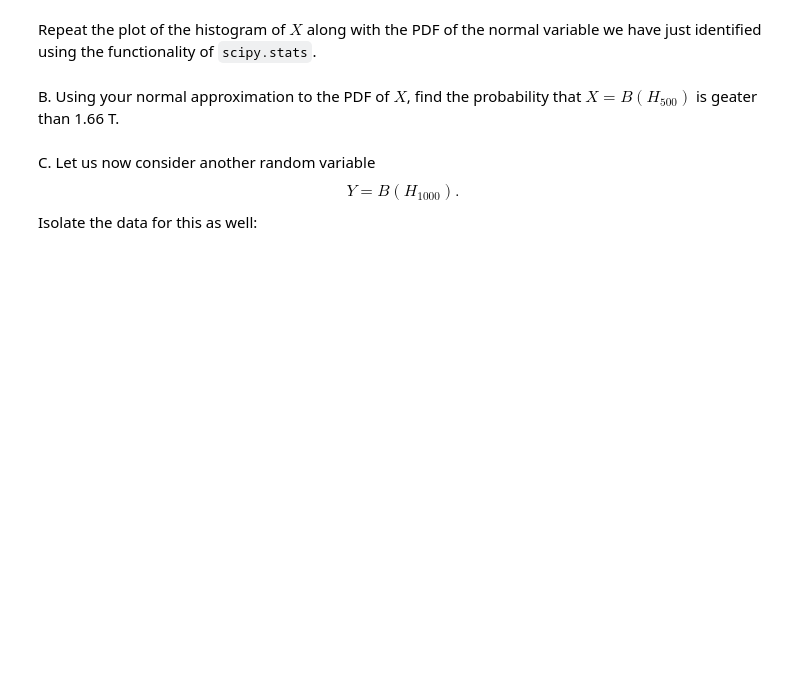
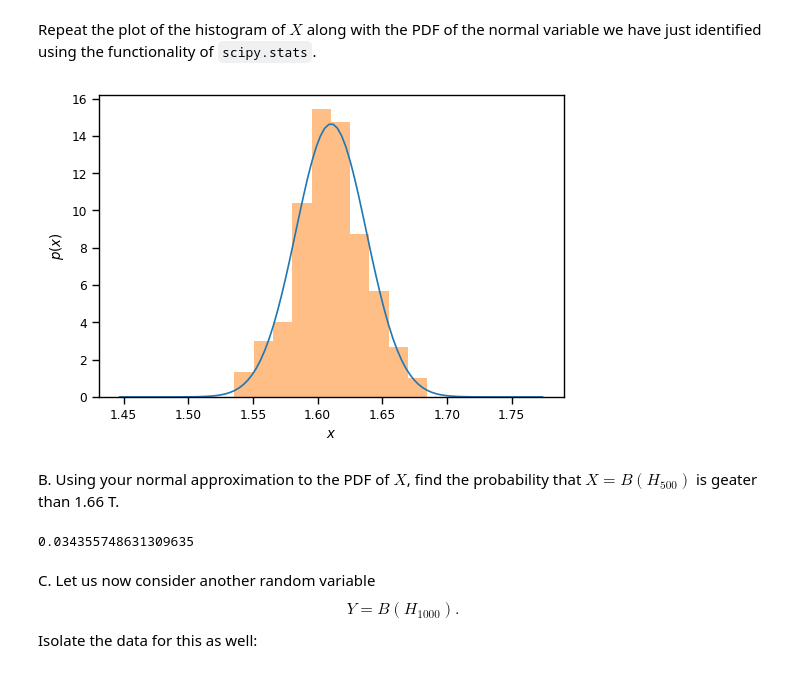
Before and after one commit to isaacdbowser/data-analytics-se, a Jupyter notebook: homework/homework_02.ipynb, the cells around one changed output. Drawn from its saved outputs; the diff is of its cells as text; code cells hidden in the pictures; blank space fills up the shorter version.

```diff
--- a/homework/homework_02.ipynb
+++ b/homework/homework_02.ipynb
@@ -519,14 +519,21 @@ Repeat the plot of the histogram of $X$ along with the PDF of the normal variabl
 # %%
 # Your code here
 Xcont = st.norm(mu_500, sigma2_500**(1/2))
 xscont = np.linspace(mu_500 - 6.0 * sigma2_500**(1/2), mu_500 + 6.0 * sigma2_500**(1/2), 100)
+fig, ax = plt.subplots(dpi=100)
 ax.plot(xscont, Xcont.pdf(xscont))
+ax.hist(X_data, alpha=0.5, density=True)
 ax.set_xlabel('$x$')
 ax.set_ylabel('$p(x)$');
+# %% [output]
+[figure, added]
 # %% [markdown]
 B. Using your normal approximation to the PDF of $X$, find the probability that $X = B(H_{500})$ is geater than 1.66 T.
 # %%
 # Your code here
+1-Xcont.cdf(1.66)
+# %% [output]
+0.034355748631309635
 # %% [markdown]
 C. Let us now consider another random variable
 $$
```
Also changed, not shown: parts of 8 cells of this notebook.
